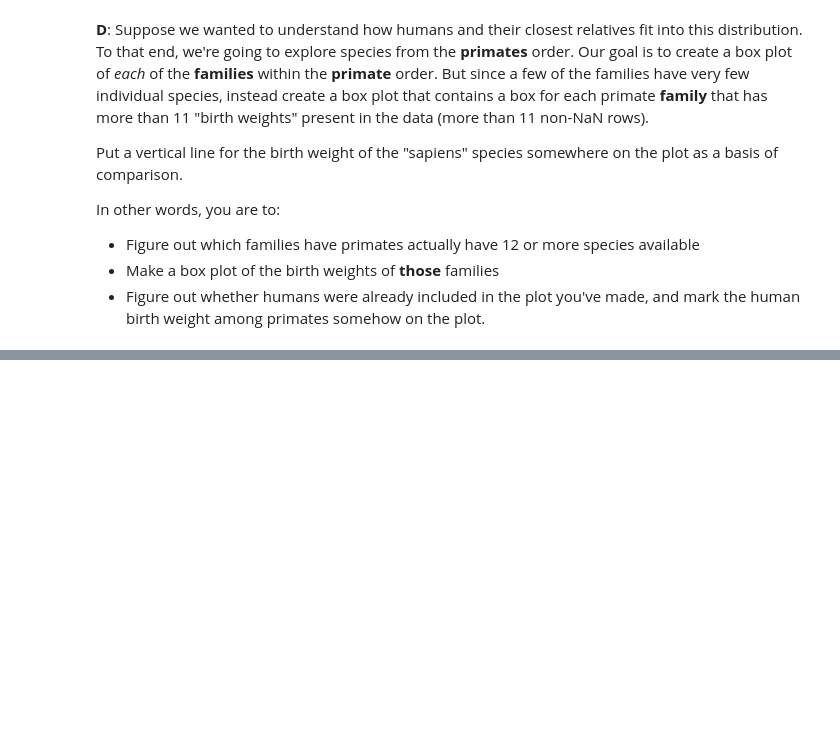
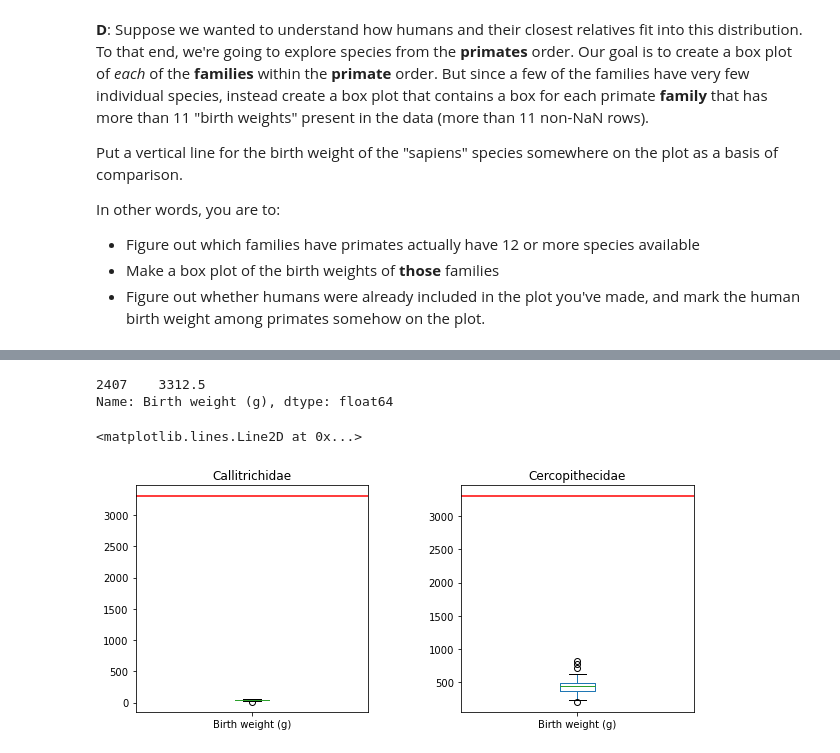
Before and after one commit to sumatthe29/Intro-to-Data-Science-2022, a Jupyter notebook: CSCI 3022/Midterm/CSCI3022_S22_E1_Coding.ipynb, the cells around one changed output, grey strips where cells are left out. Drawn from its saved outputs; the diff is of its cells as text; code cells hidden in the pictures; blank space fills up the shorter version.

```diff
--- a/CSCI 3022/Midterm/CSCI3022_S22_E1_Coding.ipynb
+++ b/CSCI 3022/Midterm/CSCI3022_S22_E1_Coding.ipynb
@@ -380,0 +507,40 @@ In other words, you are to:
+# %%
+df.loc[df['Common name'] == 'Human', 'Birth weight (g)']
+
+# new = df.loc[(df['Family'] == 'Cercopithecidae'), 'Birth weight (g)']
+# new.dropna(subset=['Birth weight (g)'])
+# %% [output]
+2407    3312.5
+Name: Birth weight (g), dtype: float64
+# %%
+# Determined that given the data, only two families contained enough species birth weights (the rest either did not have enough or had empty rows that were excluded)
+# I may have done this wrong because I don't see the point in comparing the birth weight of a human (3200g) to that of either of these species (sub 1000g)
+
+
+# Initialize figure and axis
+fig = plt.figure(figsize=(10,10))
+fig.subplots_adjust(hspace=0.4, wspace=0.4)
+
+
+# first section 221
+ax1 = fig.add_subplot(221)
+
+df.loc[(df['Family'] == 'Callitrichidae'), 'Birth weight (g)'].plot(kind = 'box')
+plt.title("Callitrichidae")
+plt.axhline(y = 3312.5, color = 'r', linestyle = '-')
+
+# second section 222
+ax3 = fig.add_subplot(222)
+
+df.loc[(df['Family'] == 'Cercopithecidae'), 'Birth weight (g)'].plot(kind = 'box')
+plt.title("Cercopithecidae")
+plt.axhline(y = 3312.5, color = 'r', linestyle = '-')
+
+# df.loc[(df['Family'] == 'Atelidae'), 'Birth weight (g)'].plot(kind = 'box')
+# plt.title("Atelidae")
+# plt.axhline(y = 3312.5, color = 'r', linestyle = '-')
+
+# third section 223
+# %% [output]
+<matplotlib.lines.Line2D at 0x...>
+[figure, added]
```
Also changed, not shown: parts of 15 cells of this notebook.
